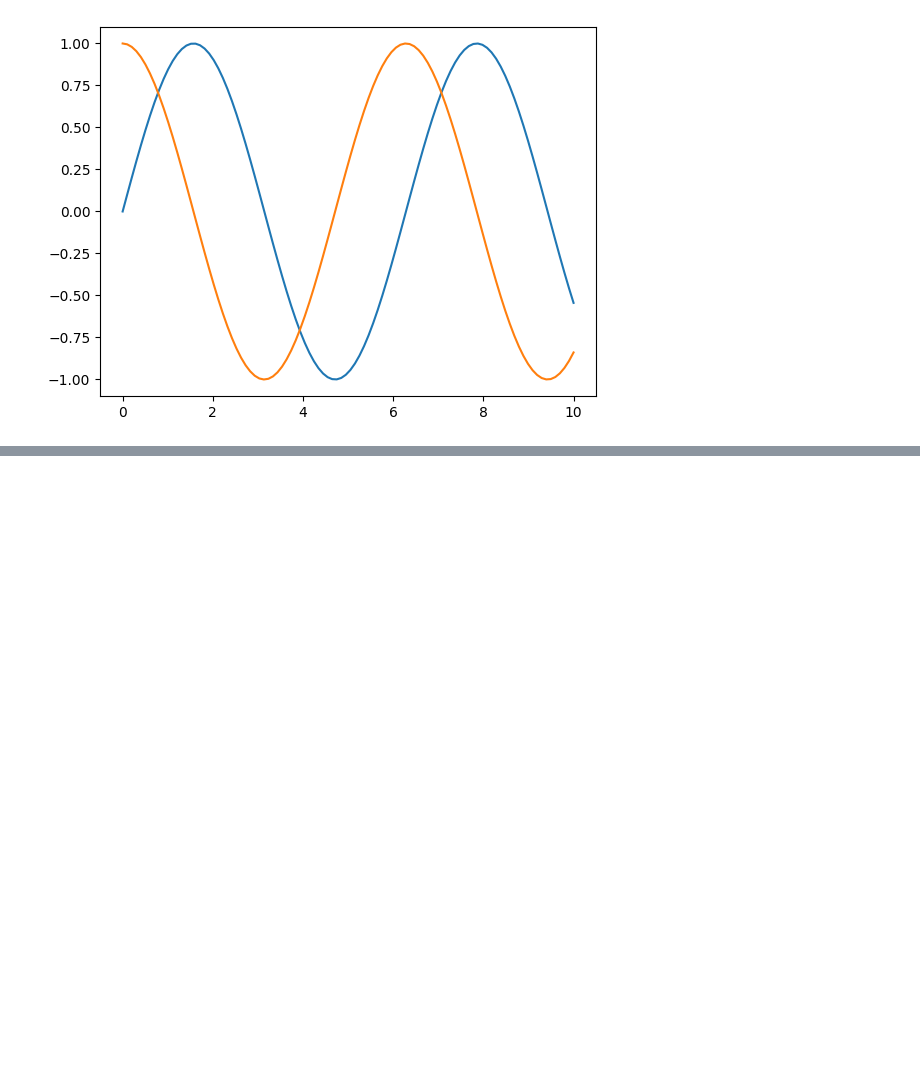
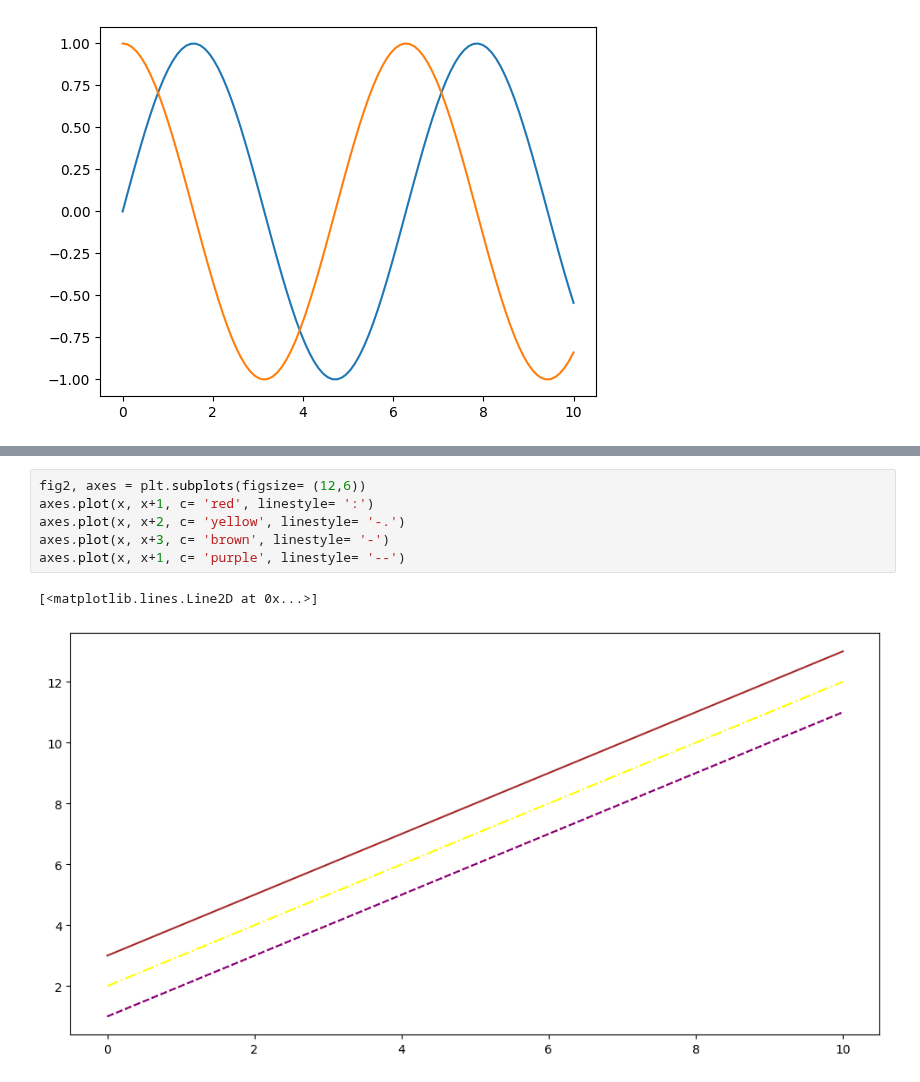
Before and after one commit to Kereophillus/Data_Analysis, a Jupyter notebook: notebooks/10.Matplotlib.ipynb, the cells around one changed output, grey strips where cells are left out. Saved outputs shown, nothing was run; the diff lists cells and outputs as text; blank space fills up the shorter version.

```diff
--- a/notebooks/10.Matplotlib.ipynb
+++ b/notebooks/10.Matplotlib.ipynb
@@ -26,0 +90,9 @@ plt.plot(x, np.cos(x))
+# %%
+fig2, axes = plt.subplots(figsize= (12,6))
+axes.plot(x, x+1, c= 'red', linestyle= ':')
+axes.plot(x, x+2, c= 'yellow', linestyle= '-.')
+axes.plot(x, x+3, c= 'brown', linestyle= '-')
+axes.plot(x, x+1, c= 'purple', linestyle= '--')
+# %% [output]
+[<matplotlib.lines.Line2D at 0x...>]
+[figure, added]
```
Also changed, not shown: parts of 36 cells of this notebook, 7 other files.
